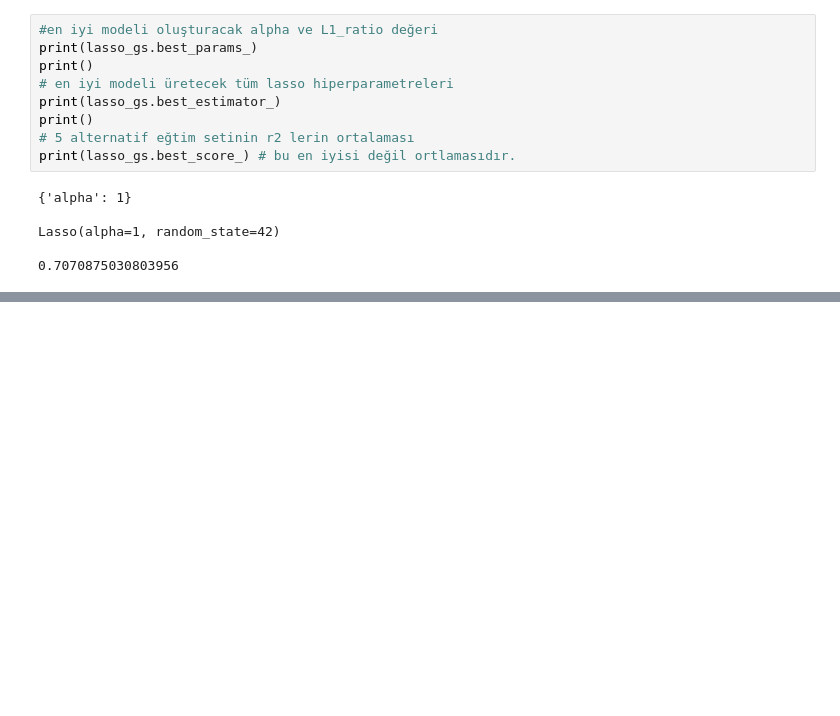
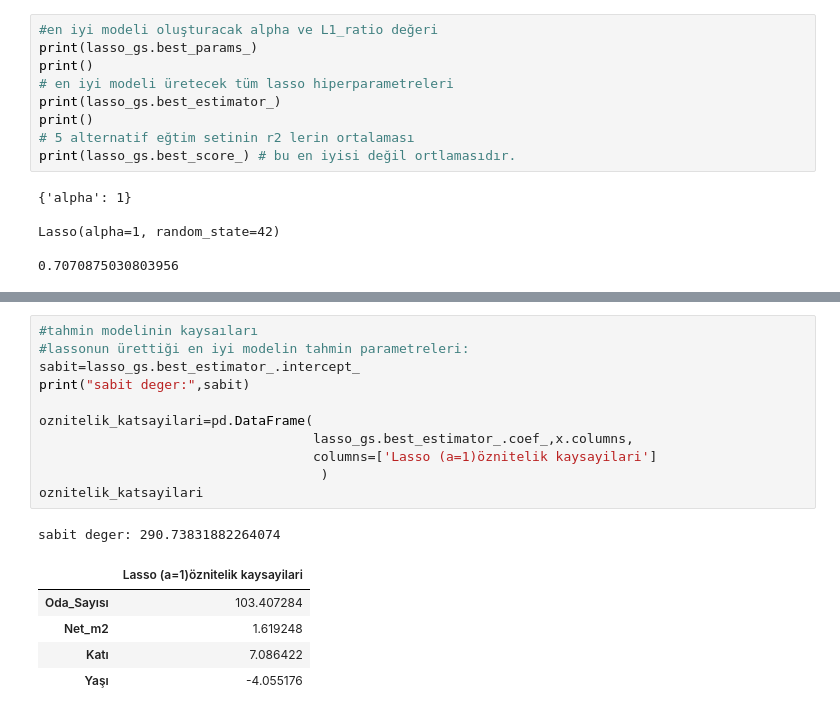
Before and after one commit to enesacarq/ml-experiments, a Jupyter notebook: regression/08_lasso_with_grid_search.ipynb, the cells around one changed output, grey strips where cells are left out. Cells and saved outputs as stored; diff of their text form; blank space fills up the shorter version.

```diff
--- a/regression/08_lasso_with_grid_search.ipynb
+++ b/regression/08_lasso_with_grid_search.ipynb
@@ -66,0 +80,18 @@ Lasso(alpha=1, random_state=42)
+# %%
+#tahmin modelinin kaysaıları
+#lassonun ürettiği en iyi modelin tahmin parametreleri:
+sabit=lasso_gs.best_estimator_.intercept_
+print("sabit deger:",sabit)
+
+oznitelik_katsayilari=pd.DataFrame(
+                                   lasso_gs.best_estimator_.coef_,x.columns,
+                                   columns=['Lasso (a=1)öznitelik kaysayilari']
+                                    )
+oznitelik_katsayilari
+# %% [output]
+sabit deger: 290.73831882264074
+|  | Lasso (a=1)öznitelik kaysayilari |
+| Oda_Sayısı | 103.407284 |
+| Net_m2 | 1.619248 |
+| Katı | 7.086422 |
+| Yaşı | -4.055176 |
```
Also changed, not shown: parts of 7 cells of this notebook.
